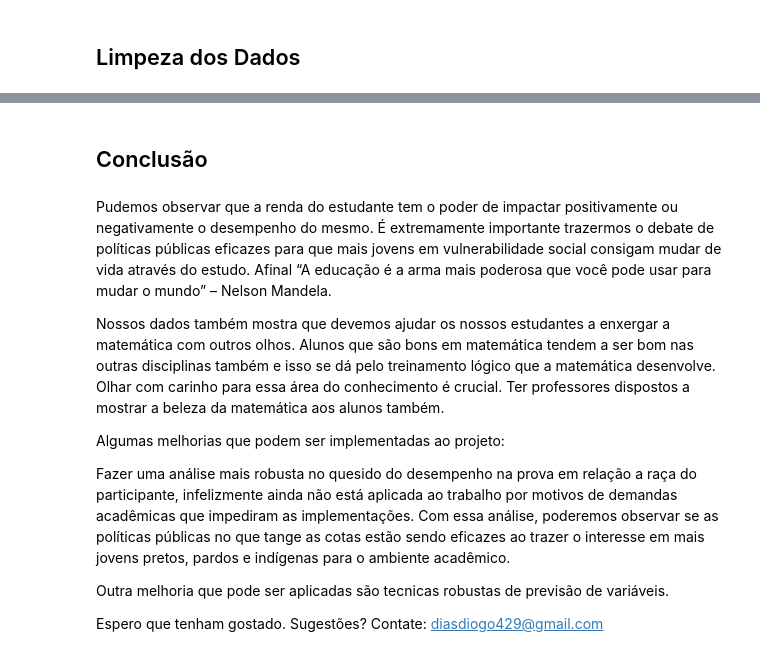
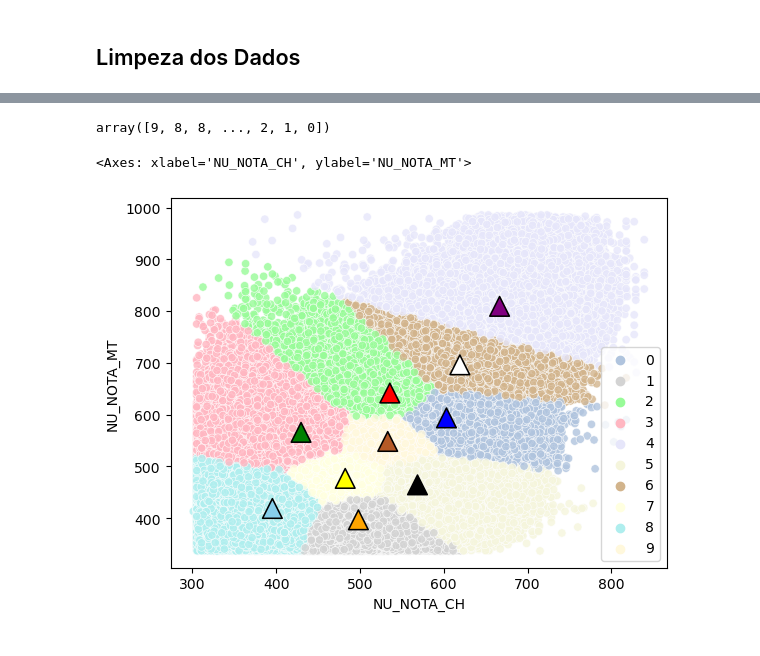
Before and after one commit to DiDevv/UFPB-Ciencia-de-Dados, a Jupyter notebook: ProjetoFinal/projetoICD.ipynb, the cells around one changed output, grey strips where cells are left out. Saved outputs shown, nothing was run; the diff lists cells and outputs as text; code cells hidden in the pictures.

Commit message:
Mudanças no projeto
Uma análise mais caprichada, aproveitando melhor o algoritmo Kmeans

```diff
--- a/ProjetoFinal/projetoICD.ipynb
+++ b/ProjetoFinal/projetoICD.ipynb
@@ -306,0 +266,3 @@ KMeans(n_clusters=2)
+# %%
+dados_group = microdados_filtrados[["NU_NOTA_CH", "NU_NOTA_MT"]]
+dados_group
@@ -306,0 +283,3 @@ KMeans(n_clusters=2)
+# %%
+kmeans = KMeans(n_clusters = 10, random_state=42)
+kmeans.fit(dados_group)
@@ -547,16 +292,18 @@ plt.show()
-# %% [markdown]
-## Conclusão
-# %% [markdown]
-Pudemos observar que a renda do estudante tem o poder de impactar positivamente ou negativamente o desempenho do mesmo. É extremamente importante trazermos o debate de políticas públicas eficazes para que mais jovens em vulnerabilidade social consigam mudar de vida através do estudo. Afinal “A educação é a arma mais poderosa que você pode usar para mudar o mundo” – Nelson Mandela.
-
-Nossos dados também mostra que devemos ajudar os nossos estudantes a enxergar a matemática com outros olhos. Alunos que são bons em matemática tendem a ser bom nas outras disciplinas também e isso se dá pelo treinamento lógico que a matemática desenvolve. Olhar com carinho para essa área do conhecimento é crucial. Ter professores dispostos a mostrar a beleza da matemática aos alunos também.
-
-
-
-Algumas melhorias que podem ser implementadas ao projeto:
-
-Fazer uma análise mais robusta no quesido do desempenho na prova em relação a raça do participante, infelizmente ainda não está aplicada ao trabalho por motivos de demandas acadêmicas que impediram as implementações. Com essa análise, poderemos observar se as políticas públicas no que tange as cotas estão sendo eficazes ao trazer o interesse em mais jovens pretos, pardos e indígenas para o ambiente acadêmico.
-
-Outra melhoria que pode ser aplicadas são tecnicas robustas de previsão de variáveis.
-
-Espero que tenham gostado. Sugestões? Contate: diasdiogo429@gmail.com
+# %%
+centroids = kmeans.cluster_centers_
+# %%
+clusters = kmeans.labels_
+clusters
+# %% [output]
+array([9, 8, 8, ..., 2, 1, 0])
+# %%
+centroid_colors = ['blue', 'orange', 'red', 'green', 'purple', 'black', 'white', 'yellow', 'skyblue', '#B65A26']
+
+cluster_colors = ['#B0C4DE', '#D3D3D3', '#98FB98', '#FFB6C1', '#E6E6FA', '#F5F5DC', '#D2B48C', '#FFFFE0', '#AFEEEE', '#FFF8DC']
+
+plt.title("")
+sns.scatterplot(data=dados_group, x="NU_NOTA_CH", y = "NU_NOTA_MT", hue= kmeans.labels_, palette=cluster_colors, alpha=0.8)
+sns.scatterplot(x=centroids[:, 0], y=centroids[:, 1], marker='^',edgecolor='black', color=centroid_colors, s=200)
+# %% [output]
+<Axes: xlabel='NU_NOTA_CH', ylabel='NU_NOTA_MT'>
+[figure, added]
```
Also changed, not shown: parts of 112 cells of this notebook.
